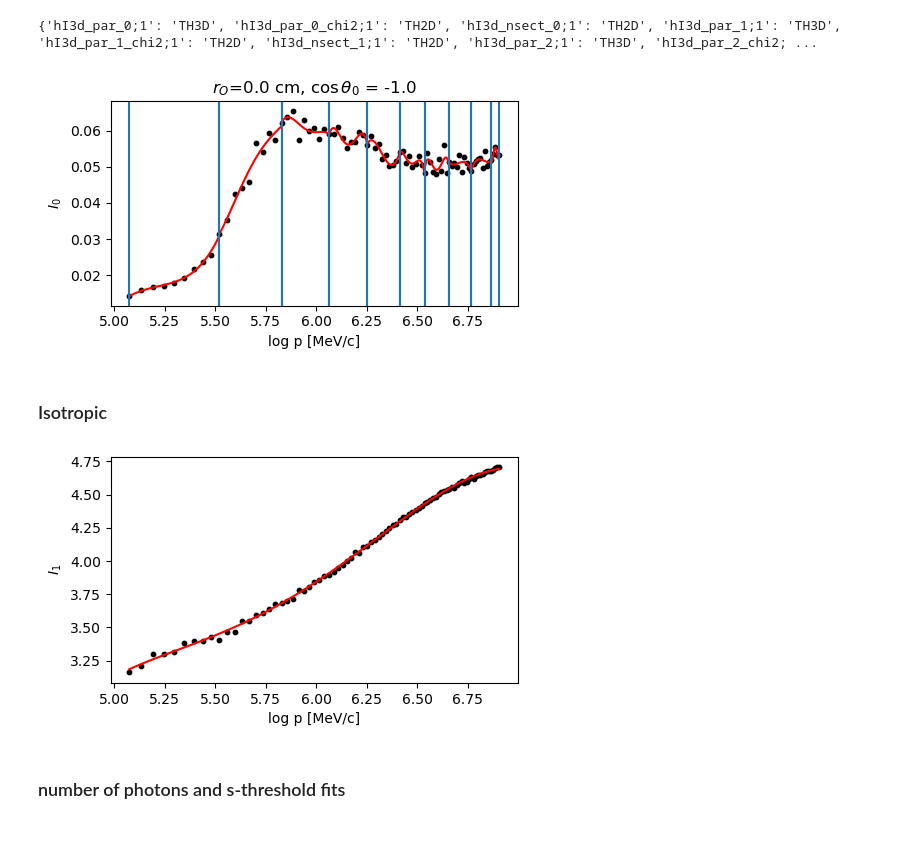
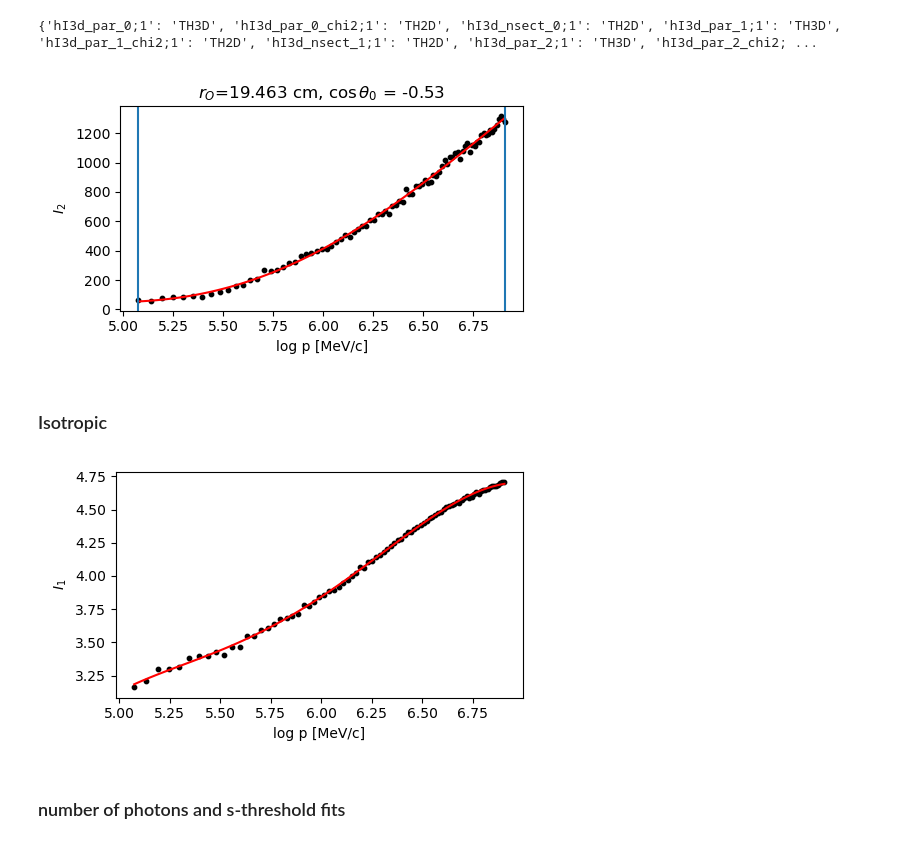
Before and after one commit to lolorestrepo/WCSimFQTuningTools, a Jupyter notebook: CProfiles/Analysis/fits.ipynb, the cells around one changed output. Cells and saved outputs as stored; diff of their text form; code cells hidden in the pictures.

```diff
--- a/CProfiles/Analysis/fits.ipynb
+++ b/CProfiles/Analysis/fits.ipynb
@@ -17,8 +19,8 @@ def get_polynomial_parameters(js, npars, nsect):
         J.append((s, x0, x1, pars))
     return J
 # %%
-fname  = os.path.expandvars("$HOME/Software/HK_Software/WCSimFQTuningTools/CProfiles/cprofiles_fits.root")
-fname  = os.path.expandvars("$LUSTRE/CProfiles/pi+/tuning/cprofiles_fits.root")
+fname  = os.path.expandvars("$HOME/Software/WCSimFQTuningTools/CProfiles/cprofiles_fits.root")
+# fname  = os.path.expandvars("$LUSTRE/CProfiles/e-/tuning/cprofiles_fits.root")
 
 f  = uproot.open(fname)
 print(f.classnames())
@@ -39,38 +41,41 @@ log_mbins   = np.log(mbins)
 log_momenta = np.log((mbins[1:] + mbins[:-1])/2.)
 # %%
 # choose random bin index
+# r0  = 154.08199833
+# th0 = -0.29089
+
+# r0bin  = np.digitize( r0, r0bins)-1
+# th0bin = np.digitize(th0, th0bins)-1
+
 r0bin  = np.random.randint(len(r0bins)-1)
 th0bin = np.random.randint(len(th0bins)-1)
-
-r0bin  = 0
-th0bin = 0
 
 I = Is[r0bin, th0bin]
 
 # plot
 plt.figure(figsize=[5, 3])
 plt.title(rf"$r_O$={round(r0bins[r0bin]/10, 3)} cm, $\cos \theta_0$ = {round(th0bins[th0bin], 2)}")
 
 plt.scatter(log_momenta, I, s=10, color="k")
 
 # sections
 J = get_polynomial_parameters(js[r0bin, th0bin], npars, nsects[r0bin, th0bin])
 
 for section in J:
     x0 = section[1]
     x1 = section[2]
     pars = section[3]
     pol = np.poly1d(pars)
     px = np.linspace(x0, x1, 100)
     plt.plot(px, pol(px), color="r")
     plt.axvline(x0)
     plt.axvline(x1)
 
 plt.xlabel("log p [MeV/c]")
 plt.ylabel(fr"$I_{n}$")
 plt.tight_layout()
 # %% [output]
-[figure, old version]
+[figure, new version]
 # %% [markdown]
 ### Isotropic
 # %%
@@ -98,7 +103,7 @@ plt.xlabel("log p [MeV/c]")
 plt.ylabel(fr"$I_{n}$")
 plt.tight_layout()
 # %% [output]
-[figure, old version]
+[figure, new version]
 # %% [markdown]
 ### number of photons and s-threshold fits
 # %%
```
Also changed, not shown: parts of 2 cells of this notebook, 15 other files.
